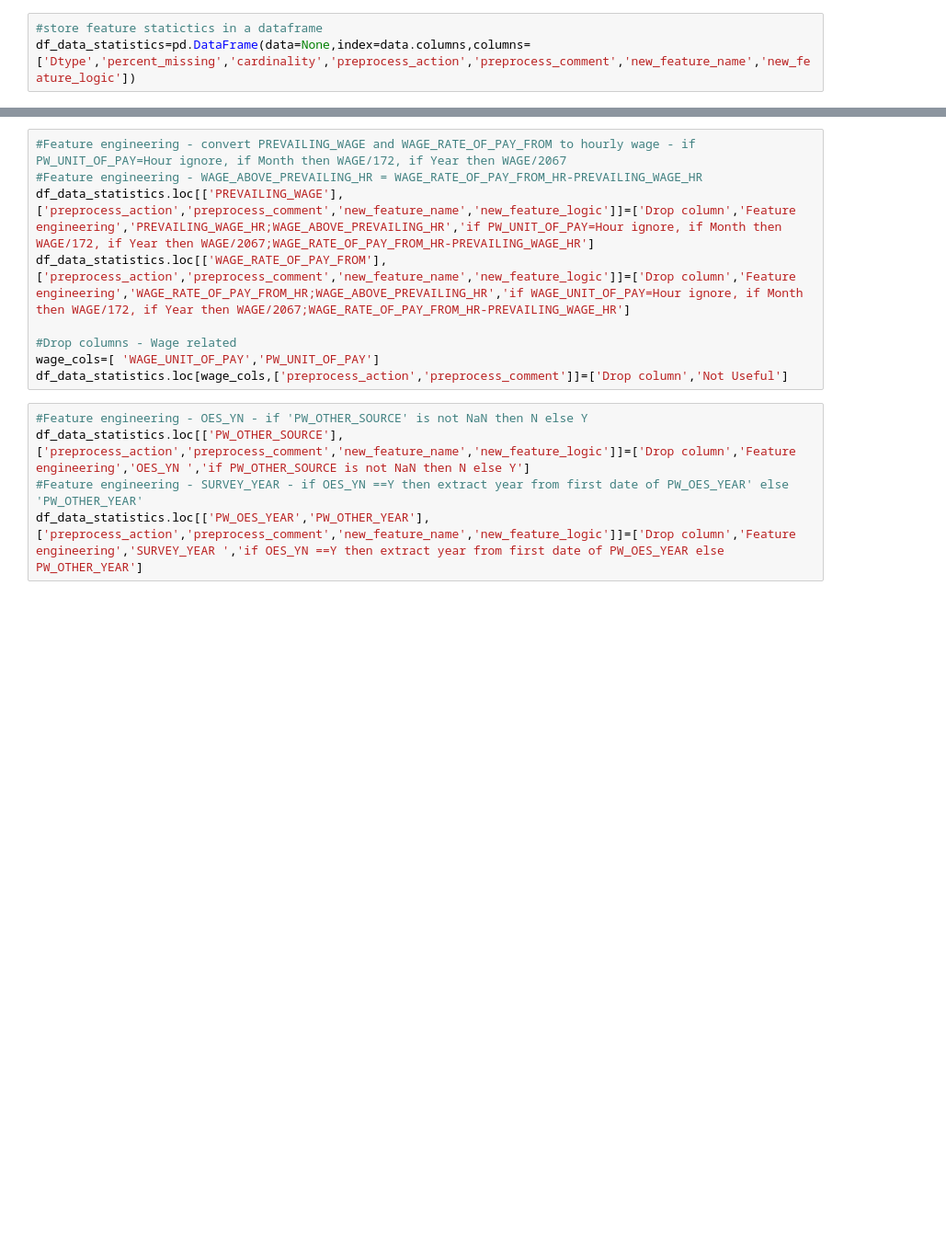
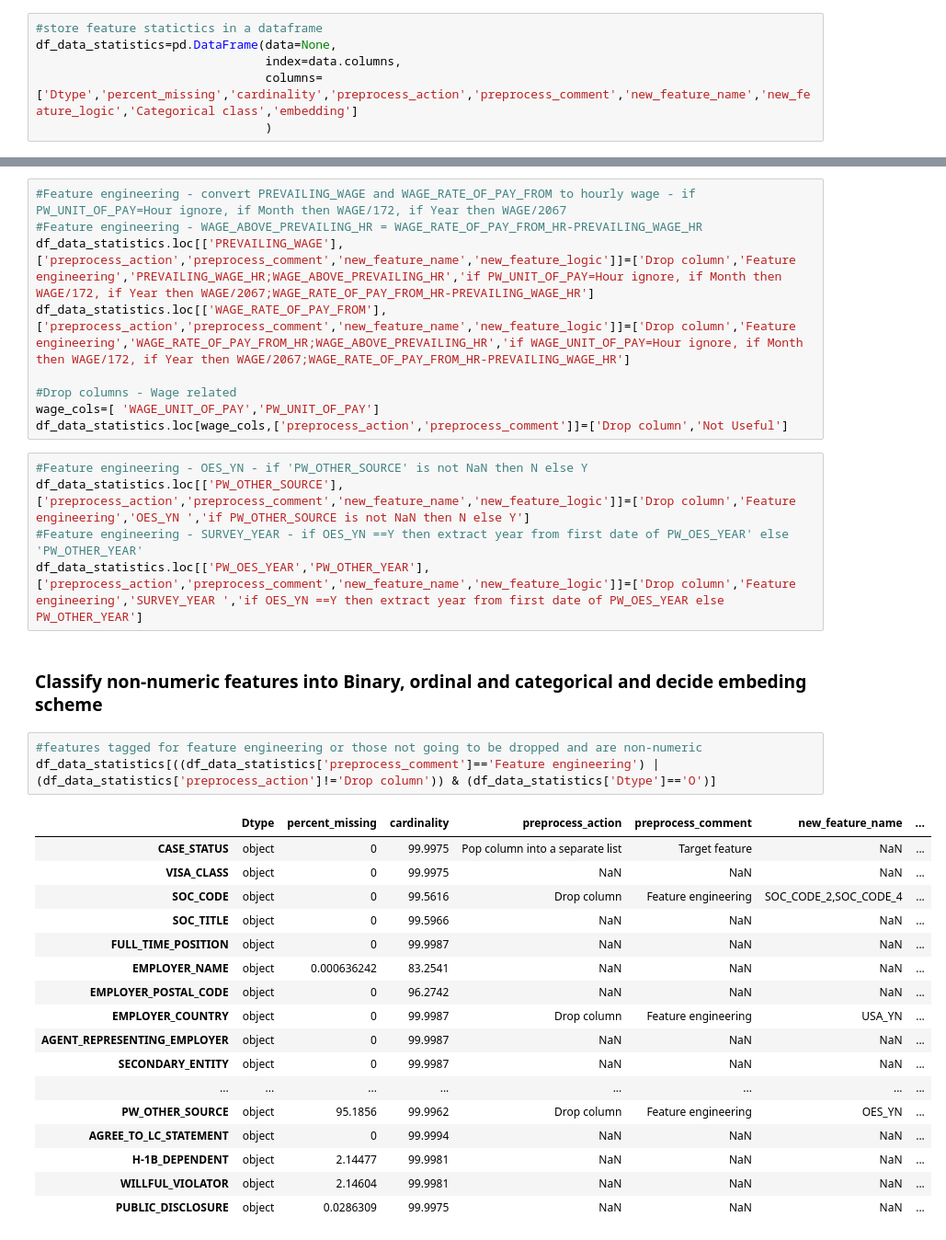
Before and after one commit to sharsulkar/H1B_LCA_outcome_prediction, a Jupyter notebook: notebooks/01_sh_EDA.ipynb, the cells around one changed output, grey strips where cells are left out. Shown at 92% size. Saved outputs shown, nothing was run; the diff lists cells and outputs as text; blank space fills up the shorter version.

```diff
--- a/notebooks/01_sh_EDA.ipynb
+++ b/notebooks/01_sh_EDA.ipynb
@@ -27,3 +39,6 @@ data_copy=data.copy()
 # %%
 #store feature statictics in a dataframe
-df_data_statistics=pd.DataFrame(data=None,index=data.columns,columns=['Dtype','percent_missing','cardinality','preprocess_action','preprocess_comment','new_feature_name','new_feature_logic'])
+df_data_statistics=pd.DataFrame(data=None,
+                                index=data.columns,
+                                columns=['Dtype','percent_missing','cardinality','preprocess_action','preprocess_comment','new_feature_name','new_feature_logic','Categorical class','embedding']
+                                )
@@ -114,3 +135,26 @@ df_data_statistics.loc[wage_cols,['preprocess_action','preprocess_comment']]=['D
 df_data_statistics.loc[['PW_OTHER_SOURCE'],['preprocess_action','preprocess_comment','new_feature_name','new_feature_logic']]=['Drop column','Feature engineering','OES_YN ','if PW_OTHER_SOURCE is not NaN then N else Y']
 #Feature engineering - SURVEY_YEAR - if OES_YN ==Y then extract year from first date of PW_OES_YEAR' else 'PW_OTHER_YEAR'
 df_data_statistics.loc[['PW_OES_YEAR','PW_OTHER_YEAR'],['preprocess_action','preprocess_comment','new_feature_name','new_feature_logic']]=['Drop column','Feature engineering','SURVEY_YEAR ','if OES_YN ==Y then extract year from first date of PW_OES_YEAR else PW_OTHER_YEAR']
+# %% [markdown]
+### Classify non-numeric features into Binary, ordinal and categorical and decide embeding scheme
+# %%
+#features tagged for feature engineering or those not going to be dropped and are non-numeric
+df_data_statistics[((df_data_statistics['preprocess_comment']=='Feature engineering') | (df_data_statistics['preprocess_action']!='Drop column')) & (df_data_statistics['Dtype']=='O')]
+# %% [output]
+|  | Dtype | percent_missing | cardinality | preprocess_action | preprocess_comment | new_feature_name | ... |
+| CASE_STATUS | object | 0 | 99.9975 | Pop column into a separate list | Target feature | NaN | ... |
+| VISA_CLASS | object | 0 | 99.9975 | NaN | NaN | NaN | ... |
+| SOC_CODE | object | 0 | 99.5616 | Drop column | Feature engineering | SOC_CODE_2,SOC_CODE_4 | ... |
+| SOC_TITLE | object | 0 | 99.5966 | NaN | NaN | NaN | ... |
+| FULL_TIME_POSITION | object | 0 | 99.9987 | NaN | NaN | NaN | ... |
+| EMPLOYER_NAME | object | 0.000636242 | 83.2541 | NaN | NaN | NaN | ... |
+| EMPLOYER_POSTAL_CODE | object | 0 | 96.2742 | NaN | NaN | NaN | ... |
+| EMPLOYER_COUNTRY | object | 0 | 99.9987 | Drop column | Feature engineering | USA_YN | ... |
+| AGENT_REPRESENTING_EMPLOYER | object | 0 | 99.9987 | NaN | NaN | NaN | ... |
+| SECONDARY_ENTITY | object | 0 | 99.9987 | NaN | NaN | NaN | ... |
+| ... | ... | ... | ... | ... | ... | ... | ... |
+| PW_OTHER_SOURCE | object | 95.1856 | 99.9962 | Drop column | Feature engineering | OES_YN | ... |
+| AGREE_TO_LC_STATEMENT | object | 0 | 99.9994 | NaN | NaN | NaN | ... |
+| H-1B_DEPENDENT | object | 2.14477 | 99.9981 | NaN | NaN | NaN | ... |
+| WILLFUL_VIOLATOR | object | 2.14604 | 99.9981 | NaN | NaN | NaN | ... |
+| PUBLIC_DISCLOSURE | object | 0.0286309 | 99.9975 | NaN | NaN | NaN | ... |
```
Also changed, not shown: parts of 15 cells of this notebook.
